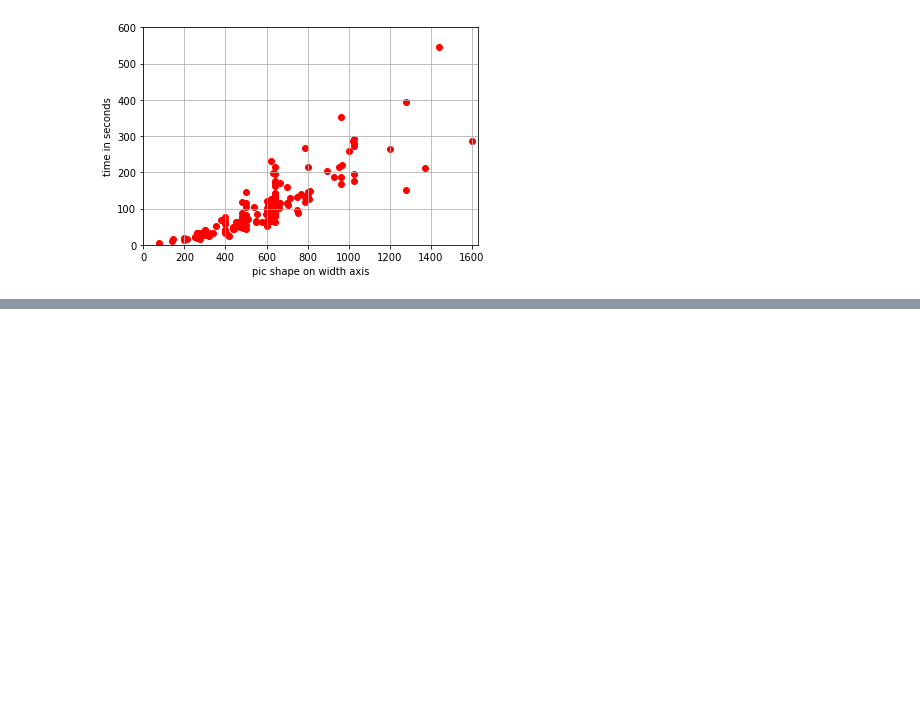
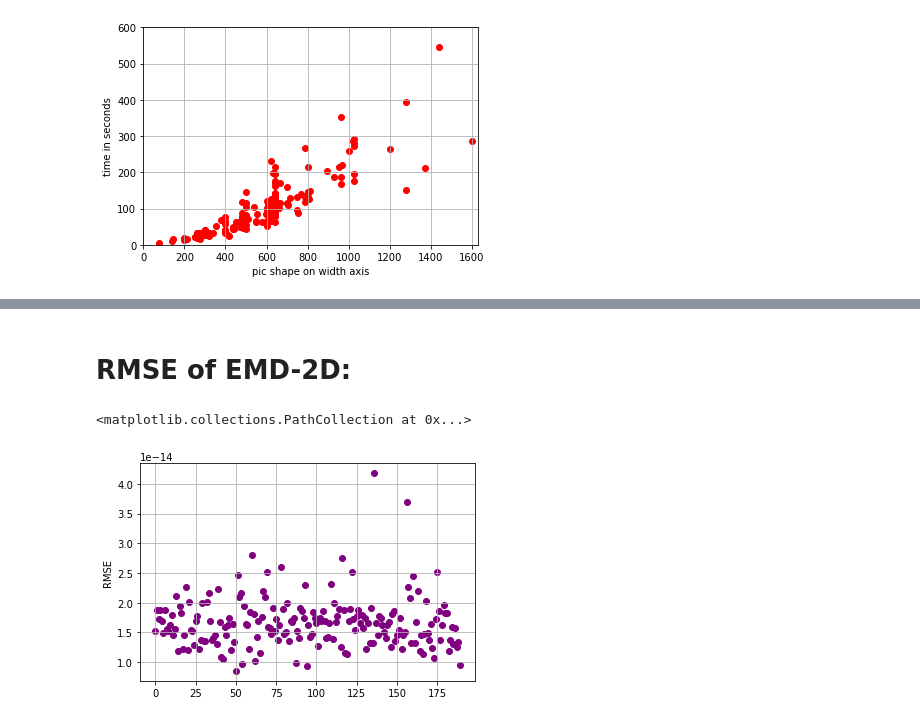
Before and after one commit to Matt88Ac/Hilbert-Huang-Transform-Super-Resolution, a Jupyter notebook: Untitled.ipynb, the cells around one changed output, grey strips where cells are left out. Cells and saved outputs as stored; diff of their text form; code cells hidden in the pictures; blank space fills up the shorter version.

```diff
--- a/Untitled.ipynb
+++ b/Untitled.ipynb
@@ -55,0 +98,9 @@ plt.scatter(cols_size, tim, cmap=cm.binary, c='r')
+# %% [markdown]
+# RMSE of EMD-2D:
+# %%
+plt.grid()
+plt.ylabel('RMSE')
+plt.scatter(rang, rmse, c='purple')
+# %% [output]
+<matplotlib.collections.PathCollection at 0x...>
+[figure, added]
```
Also changed, not shown: parts of 7 cells of this notebook.
